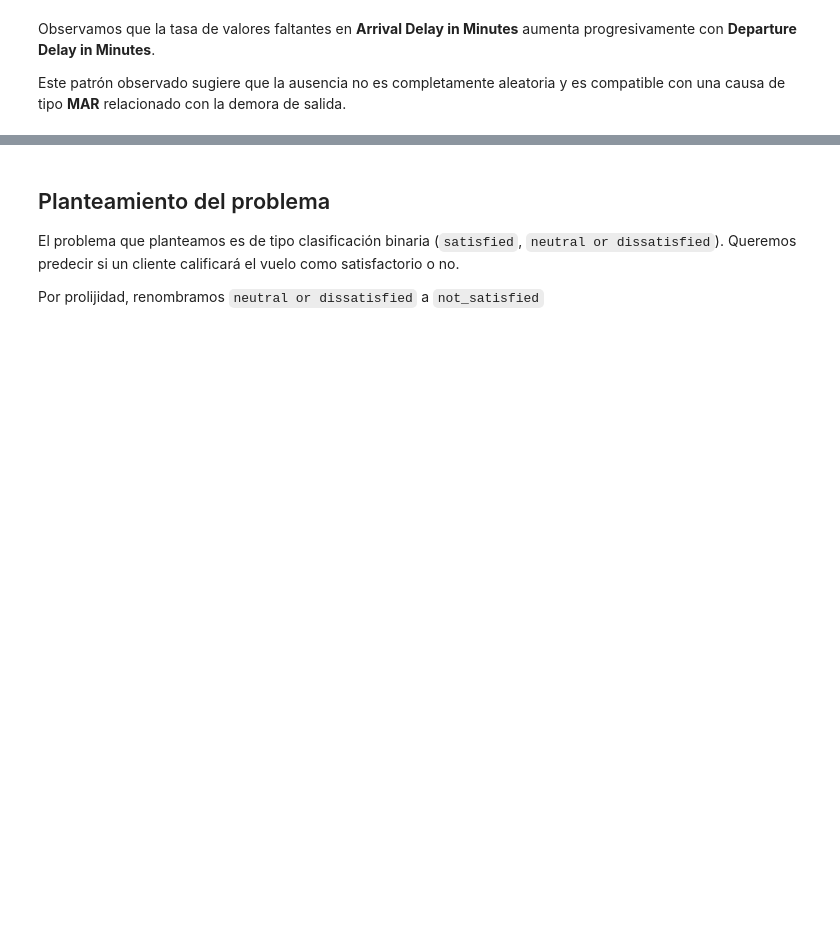
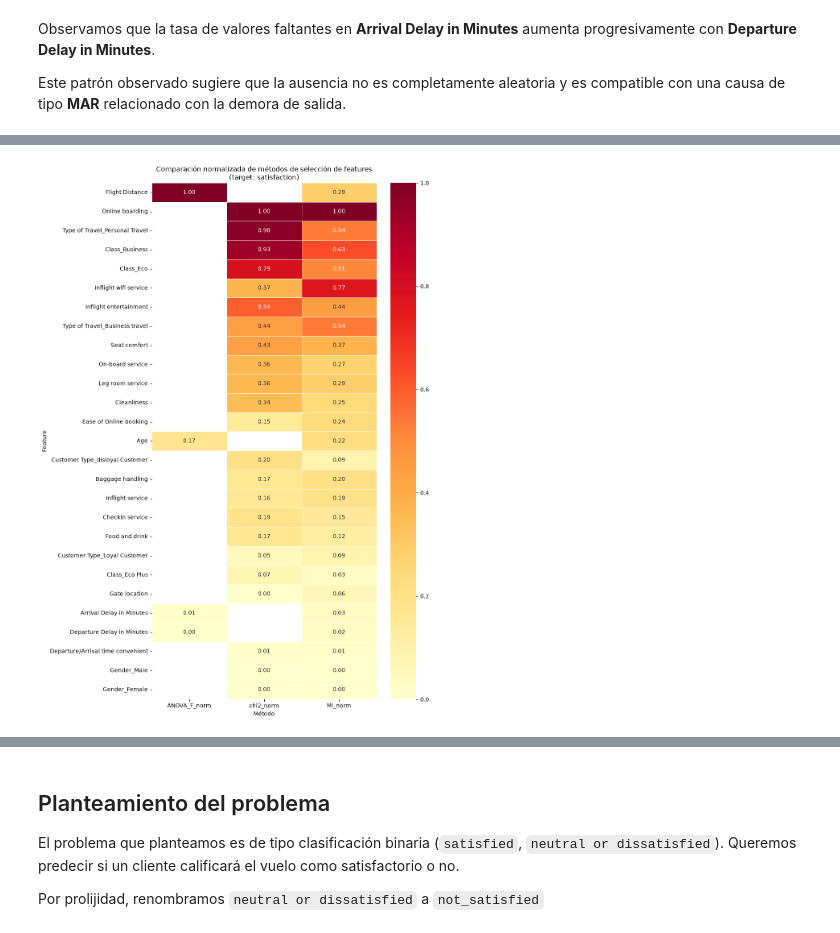
Before and after one commit to FIUBA-Posgrado-Inteligencia-Artificial/aprMaqI_CEIA, a Jupyter notebook: trabajo_practico/eda_airline_passenger.ipynb, the cells around one changed output, grey strips where cells are left out. Drawn from its saved outputs; the diff is of its cells as text; code cells hidden in the pictures; blank space fills up the shorter version.

```diff
--- a/trabajo_practico/eda_airline_passenger.ipynb
+++ b/trabajo_practico/eda_airline_passenger.ipynb
@@ -847,0 +1256,18 @@ Este patrón observado sugiere que la ausencia no es completamente aleatoria y e
+# %%
+mi_num = mutual_info_classif(X_train_num, y_train, discrete_features=False, random_state=42)
+mi_num_series = pd.Series(mi_num, index=num_features, name="MI")
+
+mi_cat = mutual_info_classif(X_train_cat, y_train, discrete_features=True, random_state=42)
+mi_cat_series = pd.Series(mi_cat, index=cat_features, name="MI")
+
+mi_all = pd.concat([mi_num_series, mi_cat_series])
+
+mi_results = (
+    mi_all
+    .sort_values(
+        ascending=False
+    )
+    .to_frame()
+)
+
+mi_results
@@ -847,0 +1292,80 @@ Este patrón observado sugiere que la ausencia no es completamente aleatoria y e
+# %%
+comparison_df = pd.DataFrame(index=all_features)
+
+comparison_df["ANOVA_F_norm"] = pd.Series(
+    MinMaxScaler()
+    .fit_transform(
+        anova_scores
+        .to_numpy()
+        .reshape(-1, 1)
+    )
+    .flatten(),
+    index=num_features
+)
+
+comparison_df["chi2_norm"] = pd.Series(
+    MinMaxScaler()
+    .fit_transform(
+        chi2_scores
+        .to_numpy()
+        .reshape(-1, 1)
+    )
+    .flatten(),
+    index=cat_features
+)
+
+comparison_df["MI_norm"] = pd.Series(
+    MinMaxScaler()
+    .fit_transform(
+        mi_all
+        .to_numpy()
+        .reshape(-1, 1)
+    )
+    .flatten(),
+    index=all_features
+)
+
+comparison_df["max_score"] = (
+    comparison_df[
+        [
+            "ANOVA_F_norm",
+            "chi2_norm",
+            "MI_norm"
+        ]
+    ]
+    .max(axis=1)
+)
+
+comparison_df = (
+    comparison_df
+    .sort_values(
+        "max_score",
+        ascending=False
+    )
+    .drop(columns="max_score")
+)
+
+plt.figure(figsize=(10, 14))
+
+sns.heatmap(
+    comparison_df.astype(float),
+    annot=True,
+    fmt=".2f",
+    cmap="YlOrRd",
+    vmin=0,
+    vmax=1,
+    linewidths=0.5
+)
+
+plt.title(
+    "Comparación normalizada de métodos "
+    "de selección de features\n"
+    "(target: satisfaction)"
+)
+
+plt.xlabel("Método")
+plt.ylabel("Feature")
+plt.tight_layout()
+plt.show()
+# %% [output]
+[figure, added]
```
Also changed, not shown: parts of 43 cells of this notebook.
